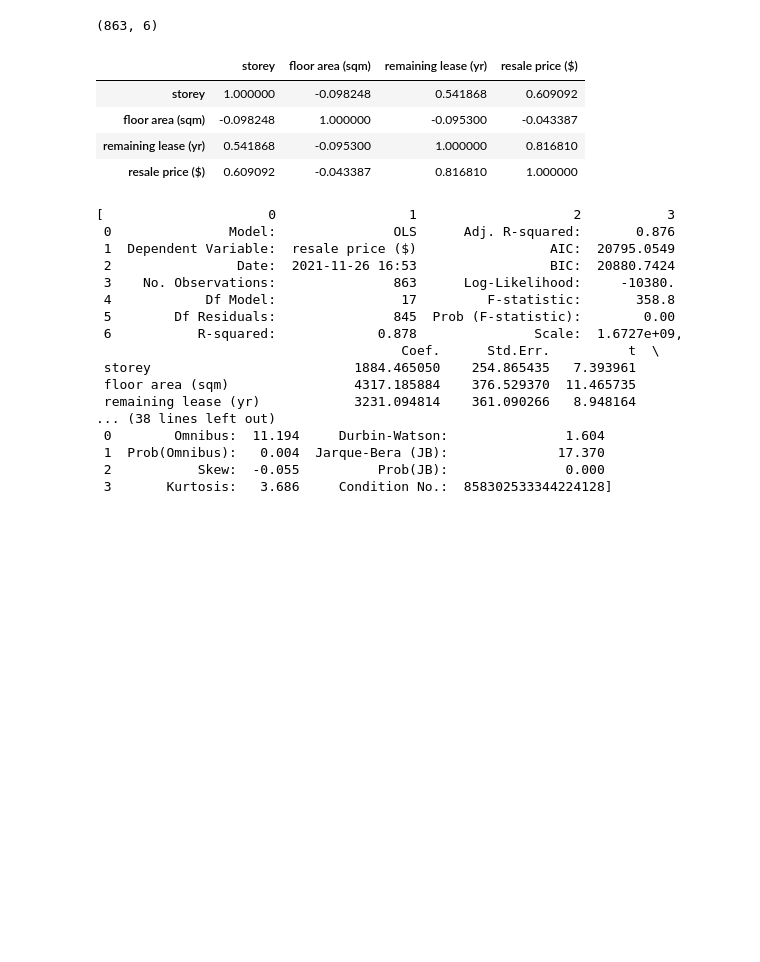
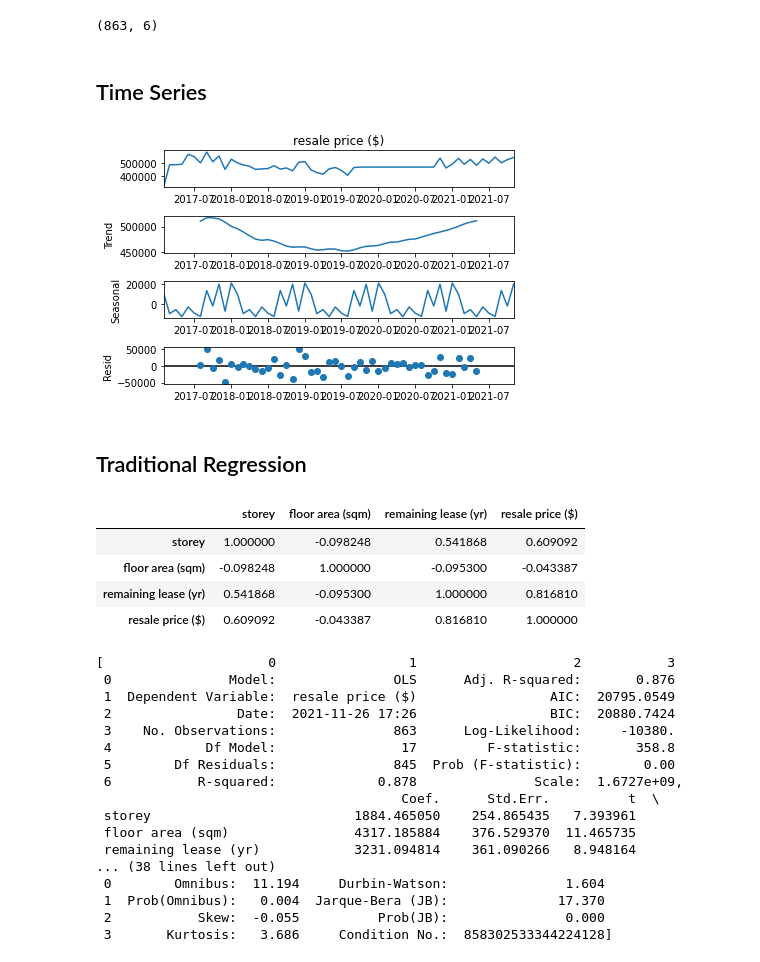
Before and after one commit to daphne-jr/rooroo, a Jupyter notebook: Analysis.ipynb, the cells around one changed output. Cells and saved outputs as stored; diff of their text form; code cells hidden in the pictures; blank space fills up the shorter version.

```diff
--- a/Analysis.ipynb
+++ b/Analysis.ipynb
@@ -21,8 +23,7 @@ for file in all_files:
     li.append(file_df)
 
 df = pd.concat(li, axis=0, ignore_index=True)
-common_cols = ['block', 'street name', 'lease commence year', 'resale registration date']
-# Lease commentment year corr to remaining lease
+common_cols = ['block', 'street name', 'lease commence year'] # 'lease commence year' corr to 'remaining lease (yr)'
 df.drop(columns=common_cols, inplace=True)
 
 # Add even more historical data
@@ -81,6 +82,10 @@ df['storey'] = df['storey'].map(mapping)
 
 df = df[df['storey'] >= 16]
 
+ts_df = df
+
+df=df.drop(columns=['resale registration date'])
+
 display(df.head())
 print(df.shape)
 # %% [output]
@@ -91,6 +96,19 @@ print(df.shape)
 | 342 | 20 | 67 | Model A | 93.75 | 473000 | Ang Mo Kio |
 | 344 | 29 | 70 | Model A | 90.58 | 510000 | Ang Mo Kio |
 (863, 6)
+# %% [markdown]
+## Time Series
+# %%
+ts_df['resale registration date'] = pd.to_datetime(ts_df['resale registration date'])
+ts_df = ts_df.groupby(by='resale registration date').mean()
+ts_df = ts_df.asfreq('MS', method='ffill')
+result = seasonal_decompose(ts_df['resale price ($)'])
+result.plot()
+pyplot.show()
+# %% [output]
+[figure, added]
+# %% [markdown]
+## Traditional Regression
 # %%
 df.corr()
 # %% [output]
@@ -110,7 +128,7 @@ lr.fit().summary2().tables
 [                     0                 1                    2           3
  0               Model:               OLS      Adj. R-squared:       0.876
  1  Dependent Variable:  resale price ($)                 AIC:  20795.0549
- 2                Date:  2021-11-26 16:53                 BIC:  20880.7424
+ 2                Date:  2021-11-26 17:26                 BIC:  20880.7424
  3    No. Observations:               863      Log-Likelihood:     -10380.
  4            Df Model:                17         F-statistic:       358.8
  5        Df Residuals:               845  Prob (F-statistic):        0.00
```
Also changed, not shown: parts of 1 cell of this notebook.
